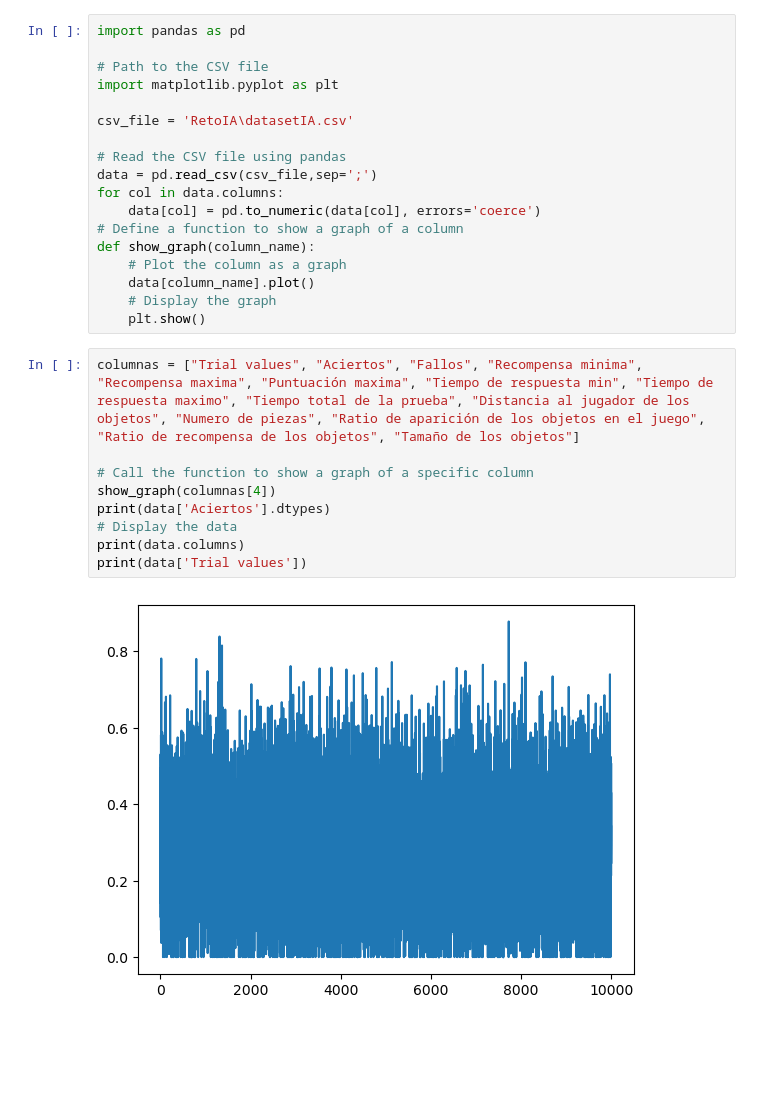
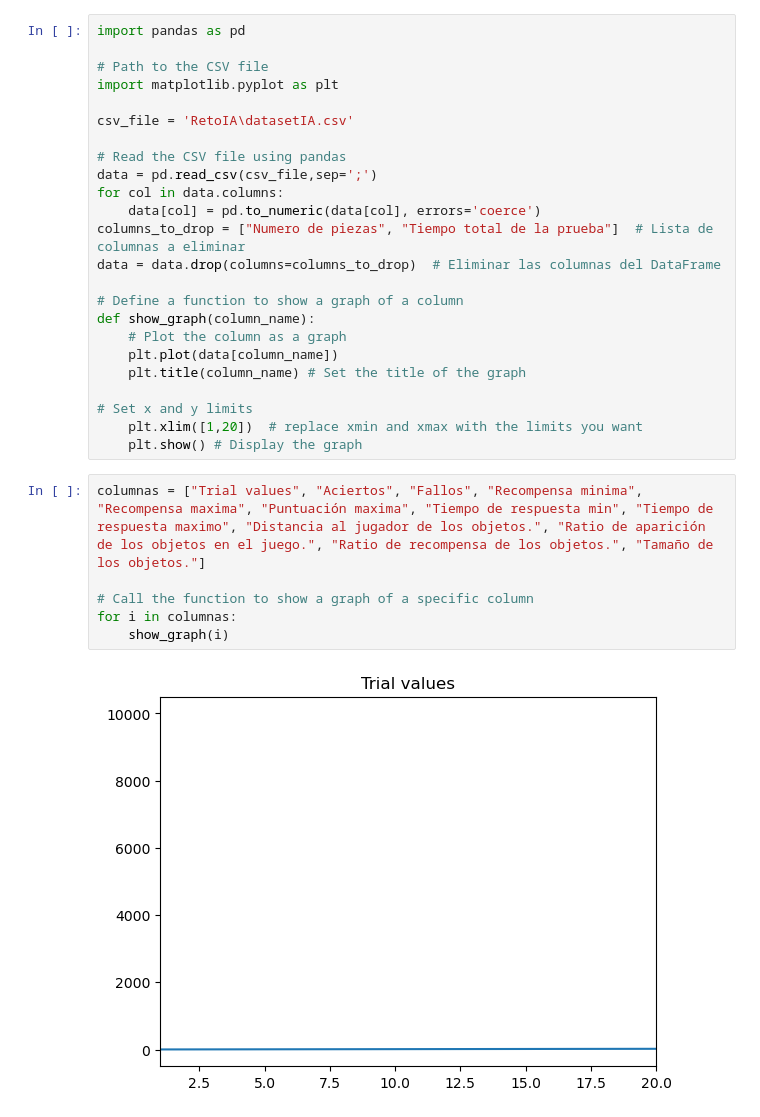
Before and after one commit to AlvaroVillarVal/HackathonIA2024, a Jupyter notebook: Visualización de datos.ipynb, the cells around one changed output. Drawn from its saved outputs; the diff is of its cells as text; blank space fills up the shorter version.

```diff
--- a/Visualización de datos.ipynb
+++ b/Visualización de datos.ipynb
@@ -10,20 +10,23 @@ csv_file = 'RetoIA\datasetIA.csv'
 data = pd.read_csv(csv_file,sep=';')
 for col in data.columns:
     data[col] = pd.to_numeric(data[col], errors='coerce')
+columns_to_drop = ["Numero de piezas", "Tiempo total de la prueba"]  # Lista de columnas a eliminar
+data = data.drop(columns=columns_to_drop)  # Eliminar las columnas del DataFrame
+
 # Define a function to show a graph of a column
 def show_graph(column_name):
     # Plot the column as a graph
-    data[column_name].plot()
-    # Display the graph
-    plt.show()
+    plt.plot(data[column_name])
+    plt.title(column_name) # Set the title of the graph
+
+# Set x and y limits
+    plt.xlim([1,20])  # replace xmin and xmax with the limits you want
+    plt.show() # Display the graph
 # %%
-columnas = ["Trial values", "Aciertos", "Fallos", "Recompensa minima", "Recompensa maxima", "Puntuación maxima", "Tiempo de respuesta min", "Tiempo de respuesta maximo", "Tiempo total de la prueba", "Distancia al jugador de los objetos", "Numero de piezas", "Ratio de aparición de los objetos en el juego", "Ratio de recompensa de los objetos", "Tamaño de los objetos"]
+columnas = ["Trial values", "Aciertos", "Fallos", "Recompensa minima", "Recompensa maxima", "Puntuación maxima", "Tiempo de respuesta min", "Tiempo de respuesta maximo", "Distancia al jugador de los objetos.", "Ratio de aparición de los objetos en el juego.", "Ratio de recompensa de los objetos.", "Tamaño de los objetos."]
 
 # Call the function to show a graph of a specific column
-show_graph(columnas[4])
-print(data['Aciertos'].dtypes)
-# Display the data
-print(data.columns)
-print(data['Trial values'])
+for i in columnas:
+    show_graph(i)
 # %% [output]
-[figure, old version]
+[figure, new version]
```
Also changed, not shown: parts of 6 cells of this notebook, 1 other file.
